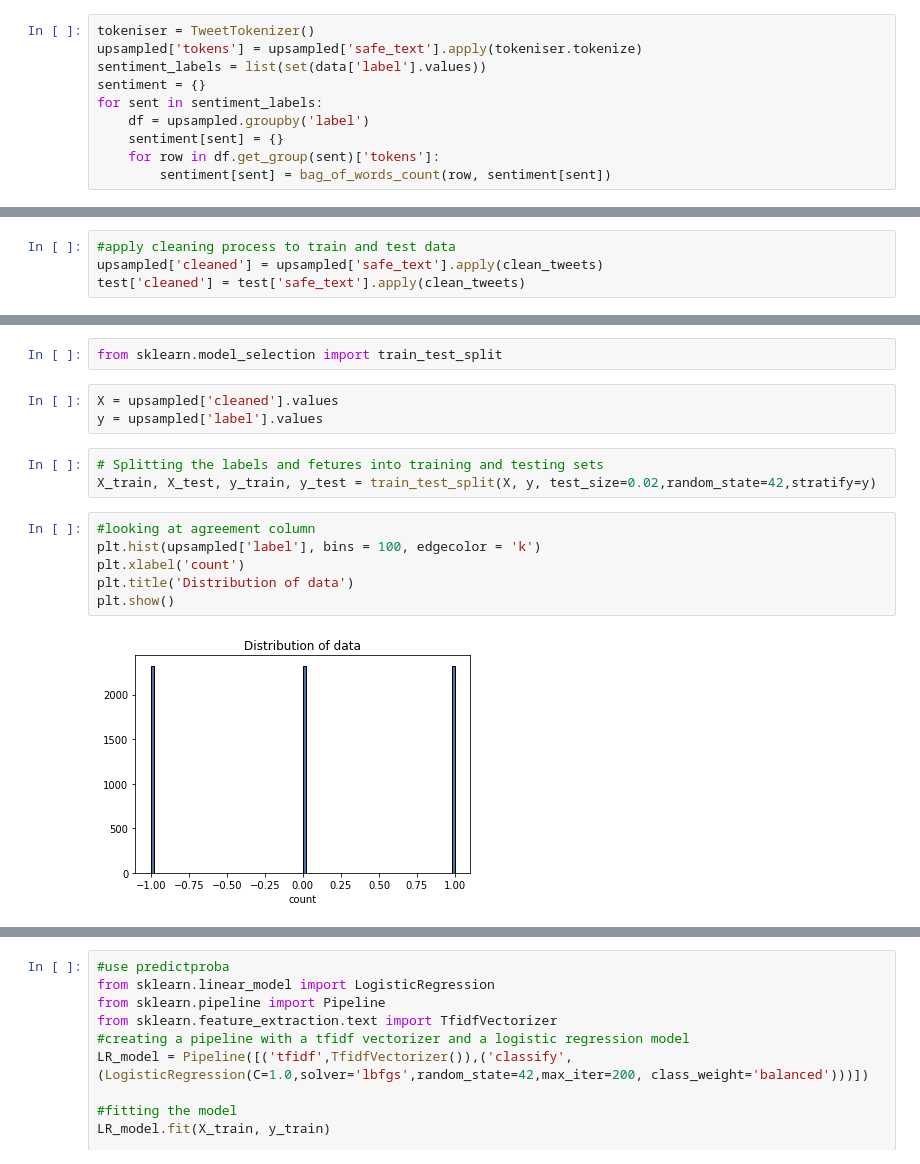
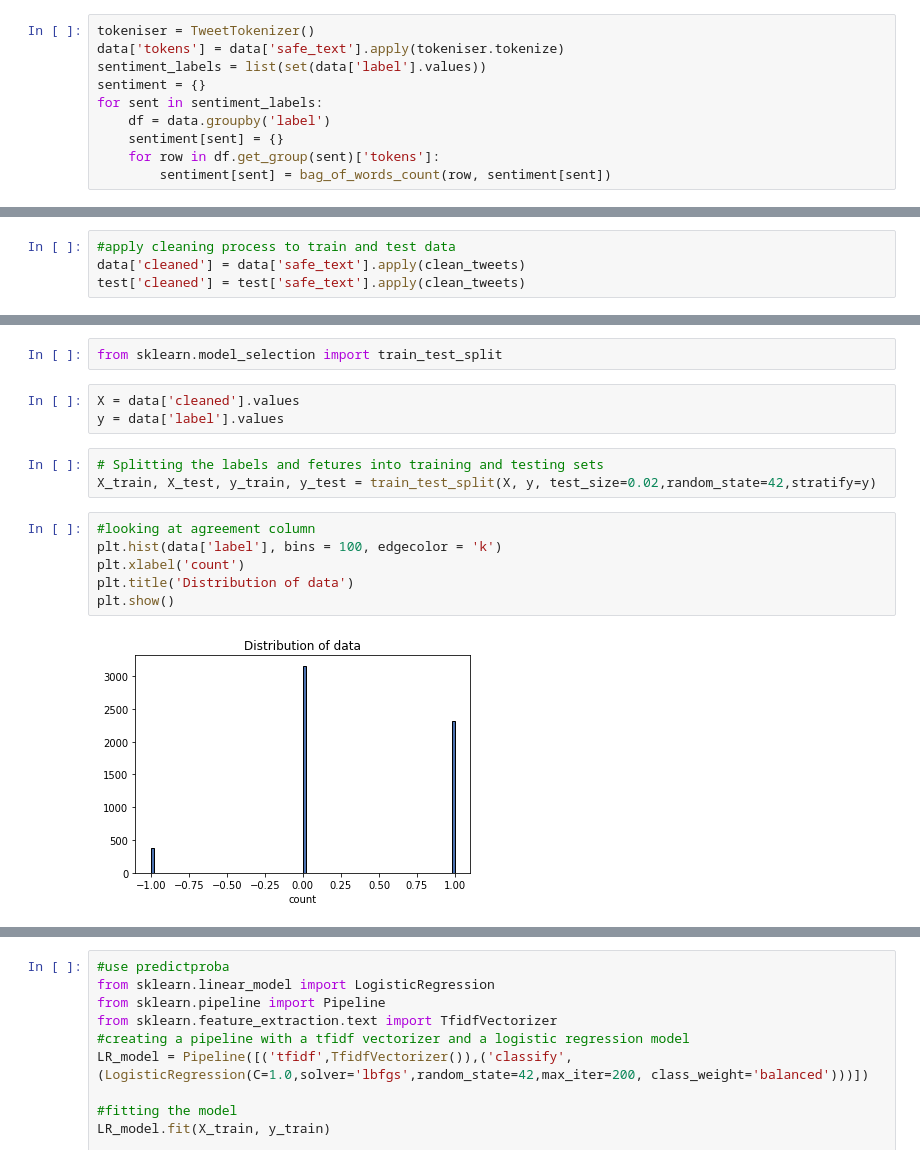
Before and after one commit to monicafar147/To-vaccinate-or-not-, a Jupyter notebook: main.ipynb, the cells around one changed output, grey strips where cells are left out. Drawn from its saved outputs; the diff is of its cells as text.

Commit message:
used normal data again

```diff
--- a/main.ipynb
+++ b/main.ipynb
@@ -249,11 +193,11 @@ def bag_of_words_count(words, word_dict={}):
     return word_dict
 # %%
 tokeniser = TweetTokenizer()
-upsampled['tokens'] = upsampled['safe_text'].apply(tokeniser.tokenize)
+data['tokens'] = data['safe_text'].apply(tokeniser.tokenize)
 sentiment_labels = list(set(data['label'].values))
 sentiment = {}
 for sent in sentiment_labels:
-    df = upsampled.groupby('label')
+    df = data.groupby('label')
     sentiment[sent] = {}
     for row in df.get_group(sent)['tokens']:
         sentiment[sent] = bag_of_words_count(row, sentiment[sent])
@@ -498,5 +447,5 @@ print(clean_tweets(tweet))
 me 😳 the big homie meanboy 3000 meanboy mb mbs mmr stegmanlife stegman st ...
 # %%
 #apply cleaning process to train and test data
-upsampled['cleaned'] = upsampled['safe_text'].apply(clean_tweets)
+data['cleaned'] = data['safe_text'].apply(clean_tweets)
 test['cleaned'] = test['safe_text'].apply(clean_tweets)
@@ -505,19 +459,19 @@ test['cleaned'] = test['safe_text'].apply(clean_tweets)
 # %%
 from sklearn.model_selection import train_test_split
 # %%
-X = upsampled['cleaned'].values
-y = upsampled['label'].values
+X = data['cleaned'].values
+y = data['label'].values
 # %%
 # Splitting the labels and fetures into training and testing sets
 X_train, X_test, y_train, y_test = train_test_split(X, y, test_size=0.02,random_state=42,stratify=y)
 # %%
 #looking at agreement column
-plt.hist(upsampled['label'], bins = 100, edgecolor = 'k')
+plt.hist(data['label'], bins = 100, edgecolor = 'k')
 plt.xlabel('count')
 plt.title('Distribution of data')
 plt.show()
 # %% [output]
-[figure, old version]
+[figure, new version]
 # %%
 #looking at train data
 plt.hist(y_train, bins = 100, edgecolor = 'k')
```
Also changed, not shown: parts of 34 cells of this notebook.
